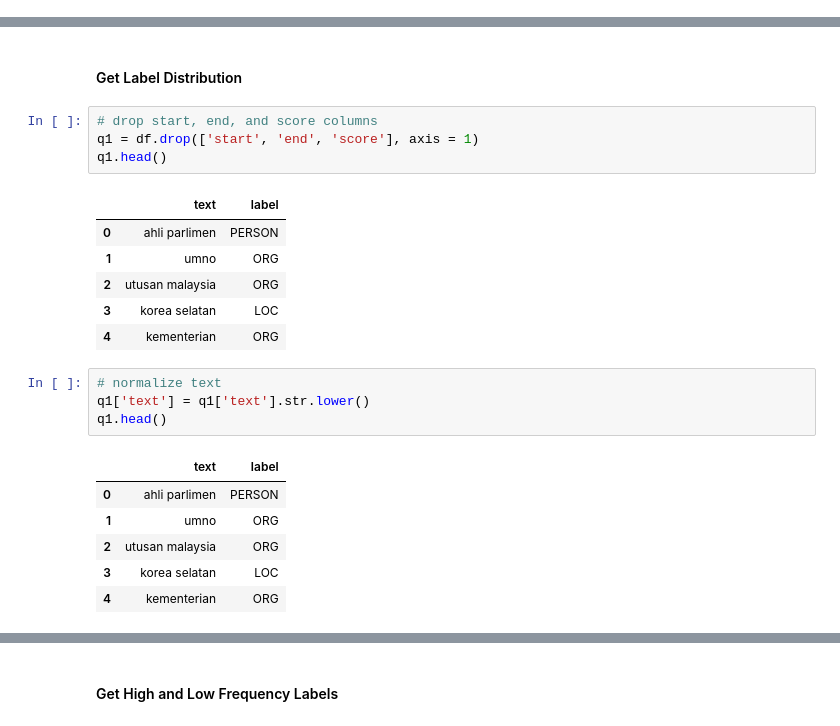
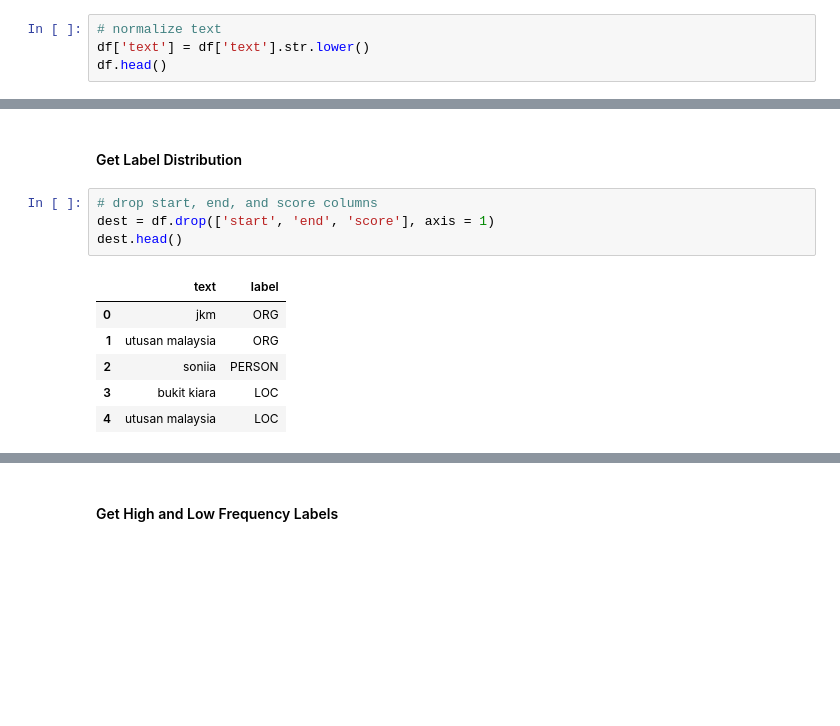
Before and after one commit to marifirfanibrahim/ner_news_malay, a Jupyter notebook: model_gliner/prediction_analysis.ipynb, the cells around one changed output, grey strips where cells are left out. Drawn from its saved outputs; the diff is of its cells as text; blank space fills up the shorter version.

```diff
--- a/model_gliner/prediction_analysis.ipynb
+++ b/model_gliner/prediction_analysis.ipynb
@@ -74,0 +63,4 @@ Compare confidence scores of high-frequency labels and low-frequency labels.
+# %%
+# normalize text
+df['text'] = df['text'].str.lower()
+df.head()
@@ -76,23 +82,12 @@ Compare confidence scores of high-frequency labels and low-frequency labels.
 #### Get Label Distribution
 # %%
 # drop start, end, and score columns
-q1 = df.drop(['start', 'end', 'score'], axis = 1)
-q1.head()
+dest = df.drop(['start', 'end', 'score'], axis = 1)
+dest.head()
 # %% [output]
 |  | text | label |
-| 0 | ahli parlimen | PERSON |
-| 1 | umno | ORG |
-| 2 | utusan malaysia | ORG |
-| 3 | korea selatan | LOC |
-| 4 | kementerian | ORG |
+| 0 | jkm | ORG |
+| 1 | utusan malaysia | ORG |
+| 2 | soniia | PERSON |
+| 3 | bukit kiara | LOC |
+| 4 | utusan malaysia | LOC |
-# %%
-# normalize text
-q1['text'] = q1['text'].str.lower()
-q1.head()
-# %% [output]
-|  | text | label |
-| 0 | ahli parlimen | PERSON |
-| 1 | umno | ORG |
-| 2 | utusan malaysia | ORG |
-| 3 | korea selatan | LOC |
-| 4 | kementerian | ORG |
```
Also changed, not shown: parts of 36 cells of this notebook, 21 other files.
